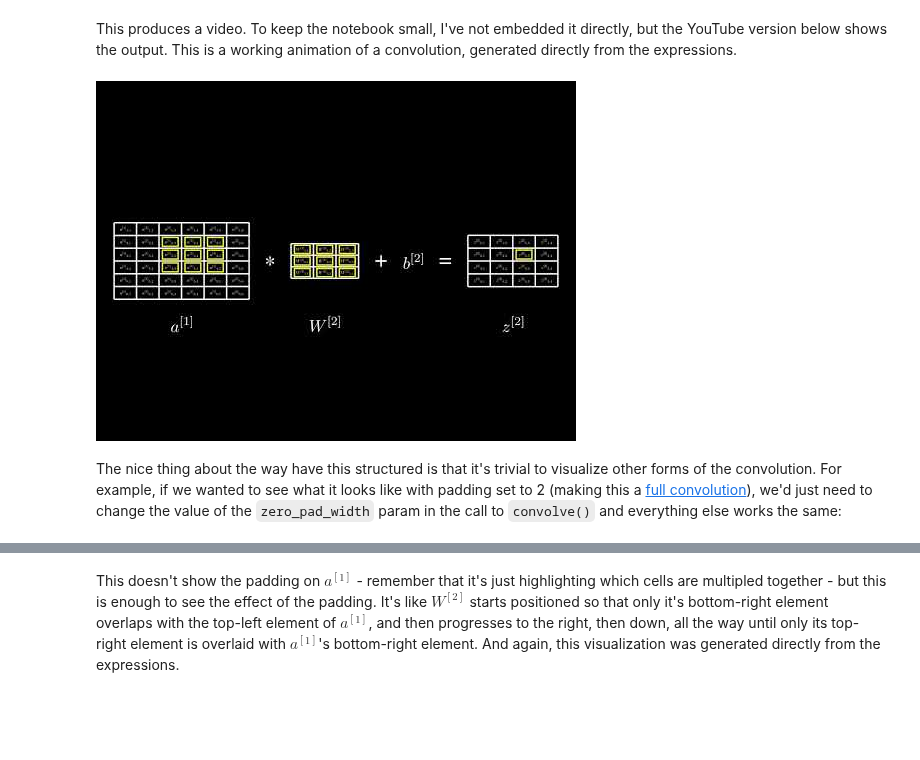
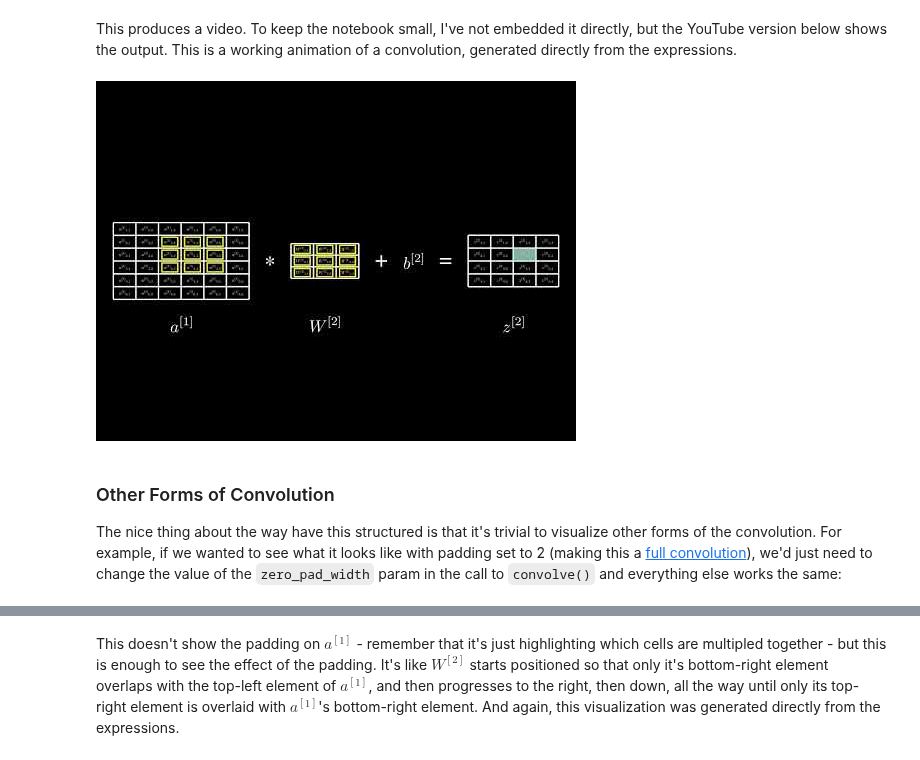
Before and after one commit to spather/sym-conv, a Jupyter notebook: notebooks/sym-conv.ipynb, the cells around one changed output, grey strips where cells are left out. Cells and saved outputs as stored; diff of their text form; code cells hidden in the pictures; blank space fills up the shorter version.

```diff
--- a/notebooks/sym-conv.ipynb
+++ b/notebooks/sym-conv.ipynb
@@ -636,9 +497,10 @@ class ConvolutionForward2(Scene):
 This produces a video. To keep the notebook small, I've not embedded it directly, but the YouTube version below shows the output. This is a working animation of a convolution, generated directly from the expressions.
 # %%
 #| echo: false
-video_id = 'DrYgzmsFaNM'
+video_id = 'Y7eoO3hZQYY'
 YouTubeVideo(video_id, allow_autoplay=True, loop=1, mute=1, playlist=video_id)
 # %% [output]
-[figure, old version]
+[figure, new version]
 # %% [markdown]
+### Other Forms of Convolution
 The nice thing about the way have this structured is that it's trivial to visualize other forms of the convolution. For example, if we wanted to see what it looks like with padding set to 2 (making this a [full convolution](https://ai.stackexchange.com/a/27780)), we'd just need to change the value of the `zero_pad_width` param in the call to `convolve()` and everything else works the same:
```
Also changed, not shown: parts of 38 cells of this notebook.
